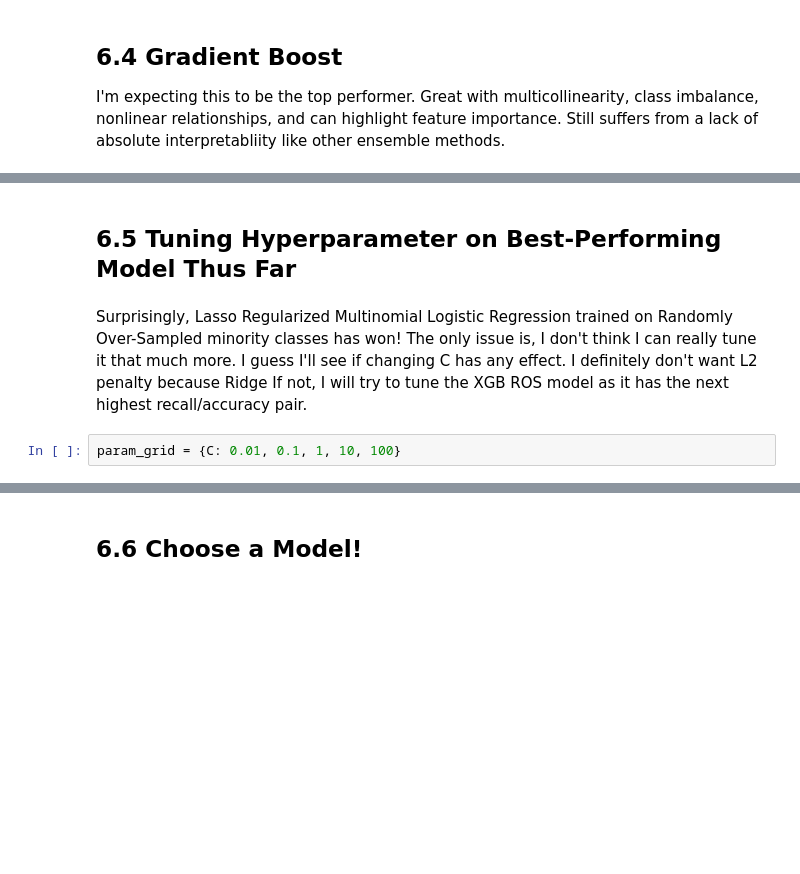
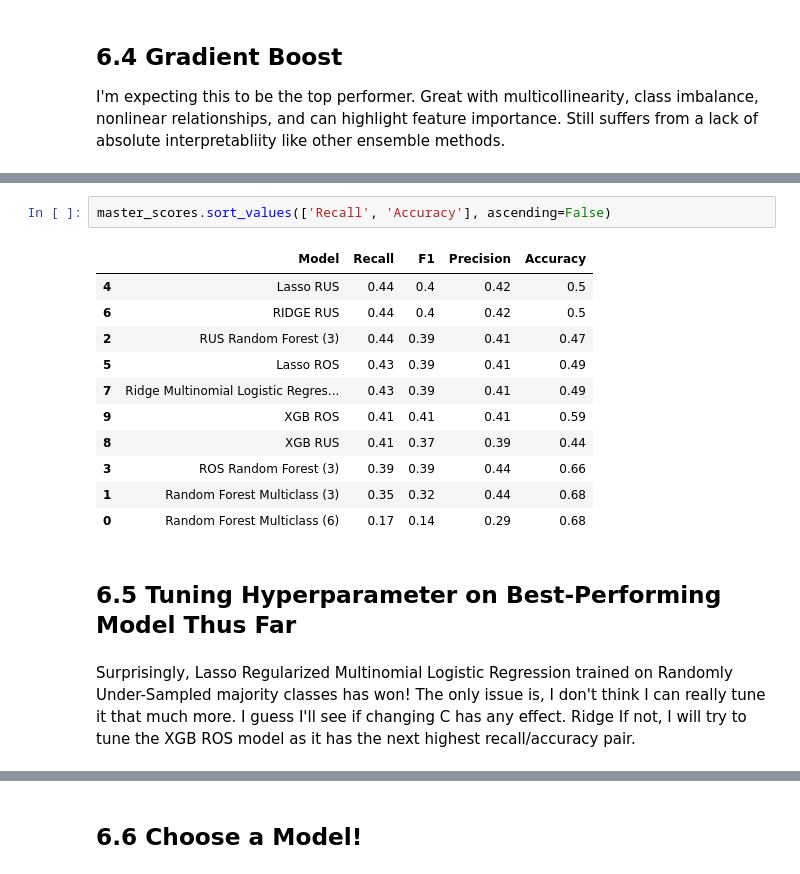
Before and after one commit to GwenToves/Cat-pstone, a Jupyter notebook: Pre_Processing and Modelling.ipynb, the cells around one changed output, grey strips where cells are left out. Drawn from its saved outputs; the diff is of its cells as text; blank space fills up the shorter version.

```diff
--- a/Pre_Processing and Modelling.ipynb
+++ b/Pre_Processing and Modelling.ipynb
@@ -492,6 +600,18 @@ master_scores.sort_values(['Recall', 'Accuracy'], ascending=False).head()
+# %%
+master_scores.sort_values(['Recall', 'Accuracy'], ascending=False)
+# %% [output]
+|  | Model | Recall | F1 | Precision | Accuracy |
+| 4 | Lasso RUS | 0.44 | 0.4 | 0.42 | 0.5 |
+| 6 | RIDGE RUS | 0.44 | 0.4 | 0.42 | 0.5 |
+| 2 | RUS Random Forest (3) | 0.44 | 0.39 | 0.41 | 0.47 |
+| 5 | Lasso ROS | 0.43 | 0.39 | 0.41 | 0.49 |
+| 7 | Ridge Multinomial Logistic Regres... | 0.43 | 0.39 | 0.41 | 0.49 |
+| 9 | XGB ROS | 0.41 | 0.41 | 0.41 | 0.59 |
+| 8 | XGB RUS | 0.41 | 0.37 | 0.39 | 0.44 |
+| 3 | ROS Random Forest (3) | 0.39 | 0.39 | 0.44 | 0.66 |
+| 1 | Random Forest Multiclass (3) | 0.35 | 0.32 | 0.44 | 0.68 |
+| 0 | Random Forest Multiclass (6) | 0.17 | 0.14 | 0.29 | 0.68 |
 # %% [markdown]
 ## 6.5 Tuning Hyperparameter on Best-Performing Model Thus Far
-# %% [markdown]
-Surprisingly, Lasso Regularized Multinomial Logistic Regression trained on Randomly Over-Sampled minority classes has won! The only issue is, I don't think I can really tune it that much more. I guess I'll see if changing C has any effect. I definitely don't want L2 penalty because Ridge If not, I will try to tune the XGB ROS model as it has the next highest recall/accuracy pair.
-# %%
-param_grid = {C: 0.01, 0.1, 1, 10, 100}
+# %% [markdown]
+Surprisingly, Lasso Regularized Multinomial Logistic Regression trained on Randomly Under-Sampled majority classes has won! The only issue is, I don't think I can really tune it that much more. I guess I'll see if changing C has any effect. Ridge If not, I will try to tune the XGB ROS model as it has the next highest recall/accuracy pair.
```
Also changed, not shown: parts of 63 cells of this notebook.
